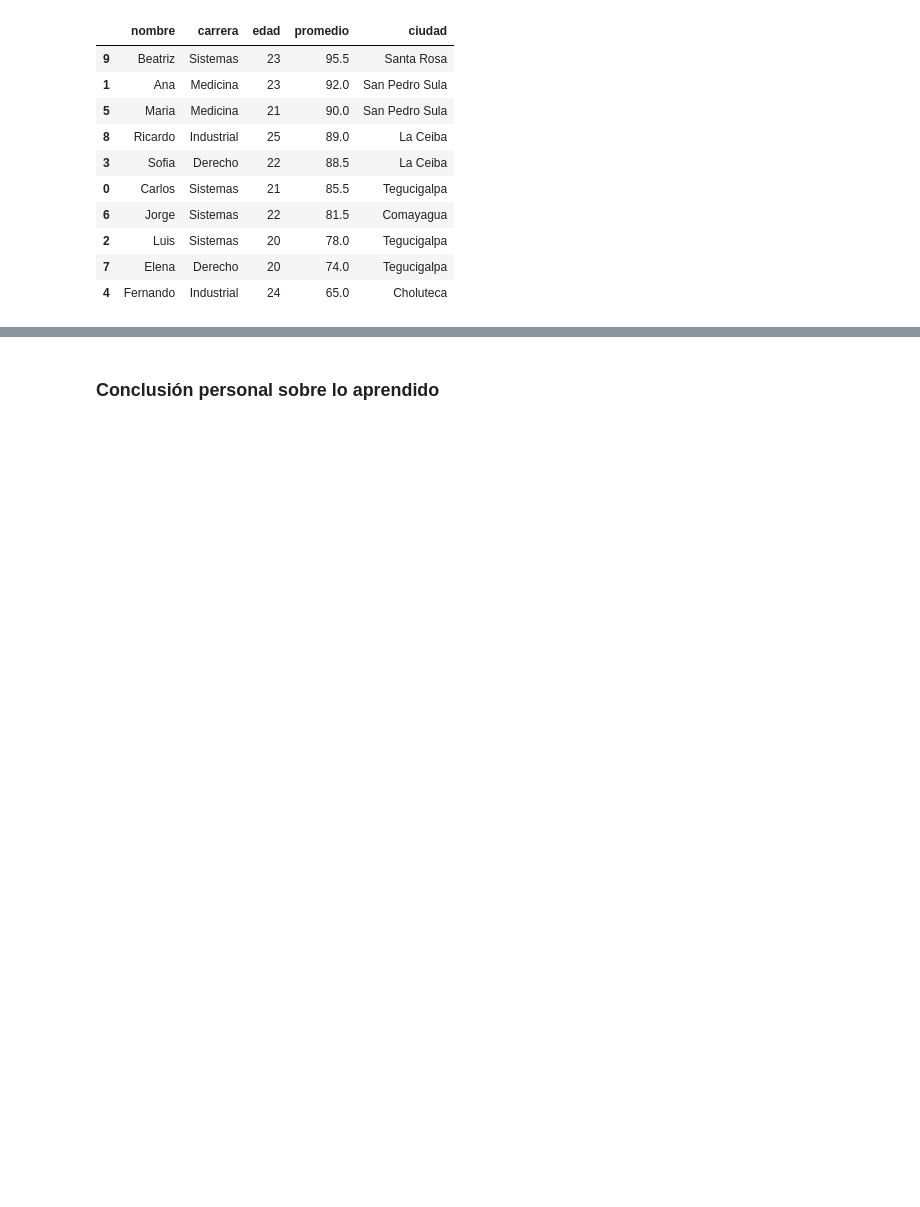
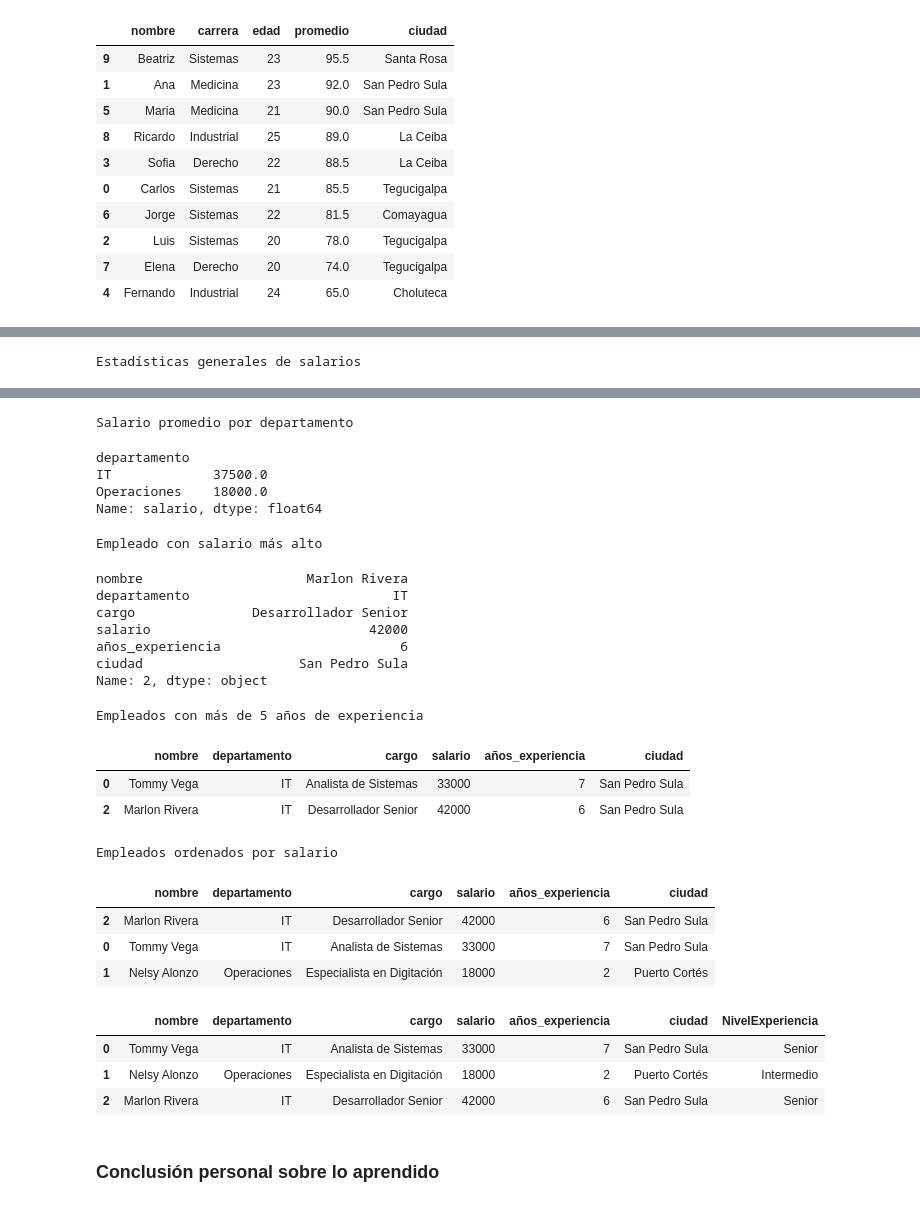
Before and after one commit to tommysvs/big-data, a Jupyter notebook: notebooks/assignments/TommyVega_PracticaPython.ipynb, the cells around one changed output, grey strips where cells are left out. Cells and saved outputs as stored; diff of their text form; code cells hidden in the pictures; blank space fills up the shorter version.

```diff
--- a/notebooks/assignments/TommyVega_PracticaPython.ipynb
+++ b/notebooks/assignments/TommyVega_PracticaPython.ipynb
@@ -486,3 +522,54 @@ El promedio general de todos los estudiantes es: 83.90
 # Ejercicio 19: Análisis de préstamos
 # %%
 # Ejercicio 20: Mini análisis de datos tipo empresa
+
+empleados = [
+    {"nombre": "Tommy Vega", "departamento": "IT", "cargo": "Analista de Sistemas", "salario": 33000, "años_experiencia": 7, "ciudad": "San Pedro Sula"},
+    {"nombre": "Nelsy Alonzo", "departamento": "Operaciones", "cargo": "Especialista en Digitación", "salario": 18000, "años_experiencia": 2, "ciudad": "Puerto Cortés"},
+    {"nombre": "Marlon Rivera", "departamento": "IT", "cargo": "Desarrollador Senior", "salario": 42000, "años_experiencia": 6, "ciudad": "San Pedro Sula"}
+ ]
+
+df_empleados = pd.DataFrame(empleados)
+display(df_empleados)
+
+print("\nEstadísticas generales de salarios")
+estadisticas_salarios = df_empleados["salario"].describe()
+display(estadisticas_salarios)
+
+print("\nSalario promedio por departamento")
+promedio_por_depto = df_empleados.groupby("departamento")["salario"].mean()
+display(promedio_por_depto)
+
+print("\nEmpleado con salario más alto")
+top_empleado = df_empleados.loc[df_empleados["salario"].idxmax()]
+display(top_empleado)
+
+print("\nEmpleados con más de 5 años de experiencia")
+df_mas_experiencia = df_empleados[df_empleados["años_experiencia"] > 5]
+display(df_mas_experiencia)
+
+print("\nEmpleados ordenados por salario")
+df_ordenado = df_empleados.sort_values(by="salario", ascending=False)
+display(df_ordenado)
+
+def nivel_experiencia(años):
+    if años < 1:
+        return "Junior"
+    elif años <= 3:
+        return "Intermedio"
+    else:
+        return "Senior"
+
+df_empleados["NivelExperiencia"] = df_empleados["años_experiencia"].apply(nivel_experiencia)
+display(df_empleados)
+
+# La lógica en este ejercicio de igual forma se basa en crear un diccionario primero y luego convertirlo a un DataFrame
+# Luego con la funcion de describe() se pueden obtener las estadisticas generales de la columna de salarios
+# Para el salario promerio por departamente se utiliza primero la funcion groupby() y luego se obtiene el promedio con la funcion mean()
+# Para obtener el empleado con el salario mas alto se utilia la funcion idxmx() que nos permite por medio del id obtener el salario mas alto de X empleado
+# y utilizando la funcion loc() se obttiene toda la fila del empleado
+# La del empeado con mas de 5 años de experiencia simplemente se evalua la columan de años de experiencia que sea mayor a 5
+# Para ordenar los empleados por salario, se utiliza la funcion sort_values() y se ordena de forma descendente
+# Y ya por último creamos primero la defincion para saber que se considera Junior, Interemedio o Senior, luego ya con la funcion apply() se aplica esa función
+# a la columna de años de experiencia para crear una nueva columna con el nivel de experiencia de cada empleado
+# %% [output]
@@ -488,0 +580 @@ El promedio general de todos los estudiantes es: 83.90
+Estadísticas generales de salarios
@@ -489,2 +590,28 @@ El promedio general de todos los estudiantes es: 83.90
+Salario promedio por departamento
+departamento
+IT             37500.0
+Operaciones    18000.0
+Name: salario, dtype: float64
+Empleado con salario más alto
+nombre                     Marlon Rivera
+departamento                          IT
+cargo               Desarrollador Senior
+salario                            42000
+años_experiencia                       6
+ciudad                    San Pedro Sula
+Name: 2, dtype: object
+Empleados con más de 5 años de experiencia
+|  | nombre | departamento | cargo | salario | años_experiencia | ciudad |
+| 0 | Tommy Vega | IT | Analista de Sistemas | 33000 | 7 | San Pedro Sula |
+| 2 | Marlon Rivera | IT | Desarrollador Senior | 42000 | 6 | San Pedro Sula |
+Empleados ordenados por salario
+|  | nombre | departamento | cargo | salario | años_experiencia | ciudad |
+| 2 | Marlon Rivera | IT | Desarrollador Senior | 42000 | 6 | San Pedro Sula |
+| 0 | Tommy Vega | IT | Analista de Sistemas | 33000 | 7 | San Pedro Sula |
+| 1 | Nelsy Alonzo | Operaciones | Especialista en Digitación | 18000 | 2 | Puerto Cortés |
+|  | nombre | departamento | cargo | salario | años_experiencia | ciudad | NivelExperiencia |
+| 0 | Tommy Vega | IT | Analista de Sistemas | 33000 | 7 | San Pedro Sula | Senior |
+| 1 | Nelsy Alonzo | Operaciones | Especialista en Digitación | 18000 | 2 | Puerto Cortés | Intermedio |
+| 2 | Marlon Rivera | IT | Desarrollador Senior | 42000 | 6 | San Pedro Sula | Senior |
 # %% [markdown]
 ### Conclusión personal sobre lo aprendido
```
Also changed, not shown: parts of 2 cells of this notebook.
